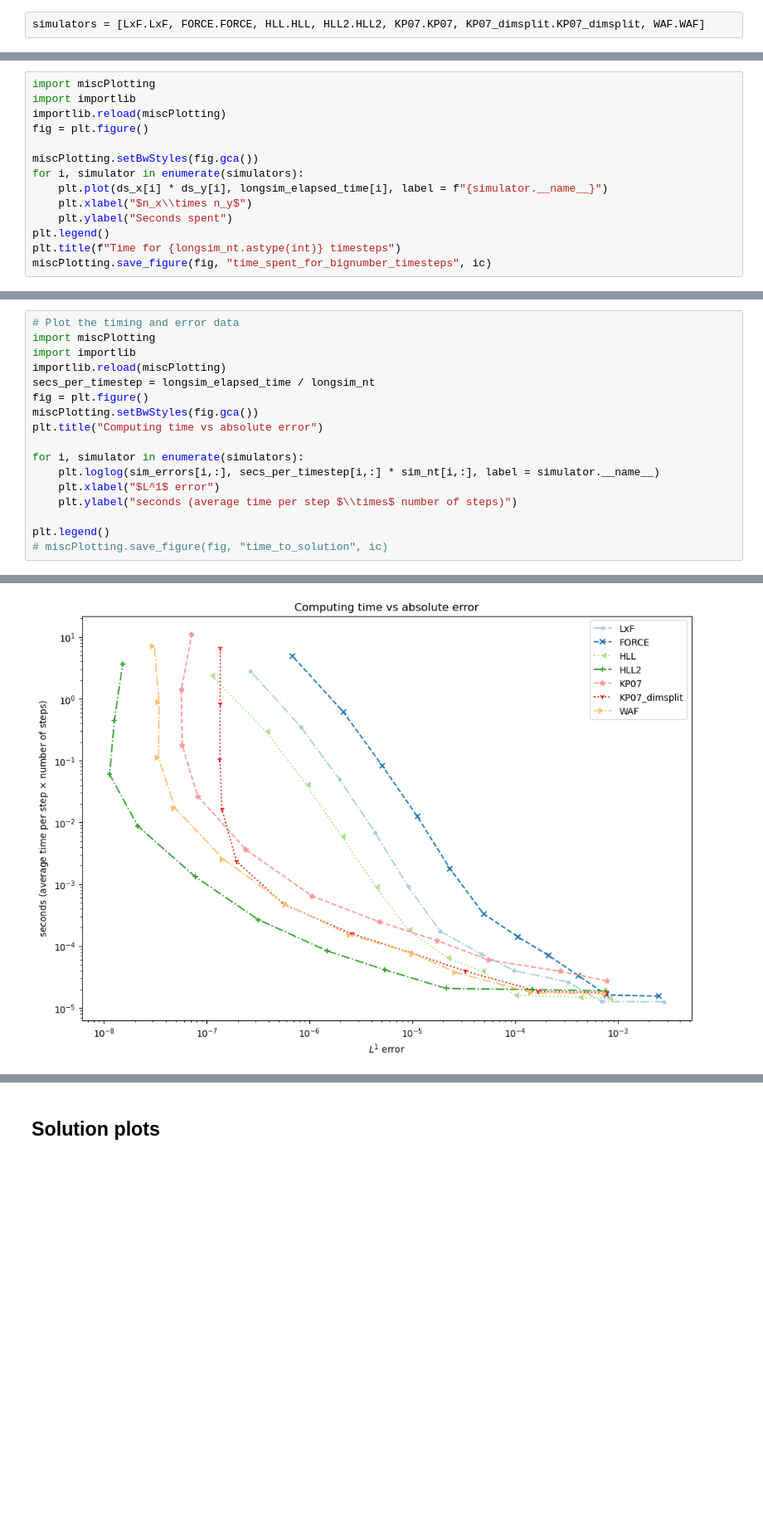
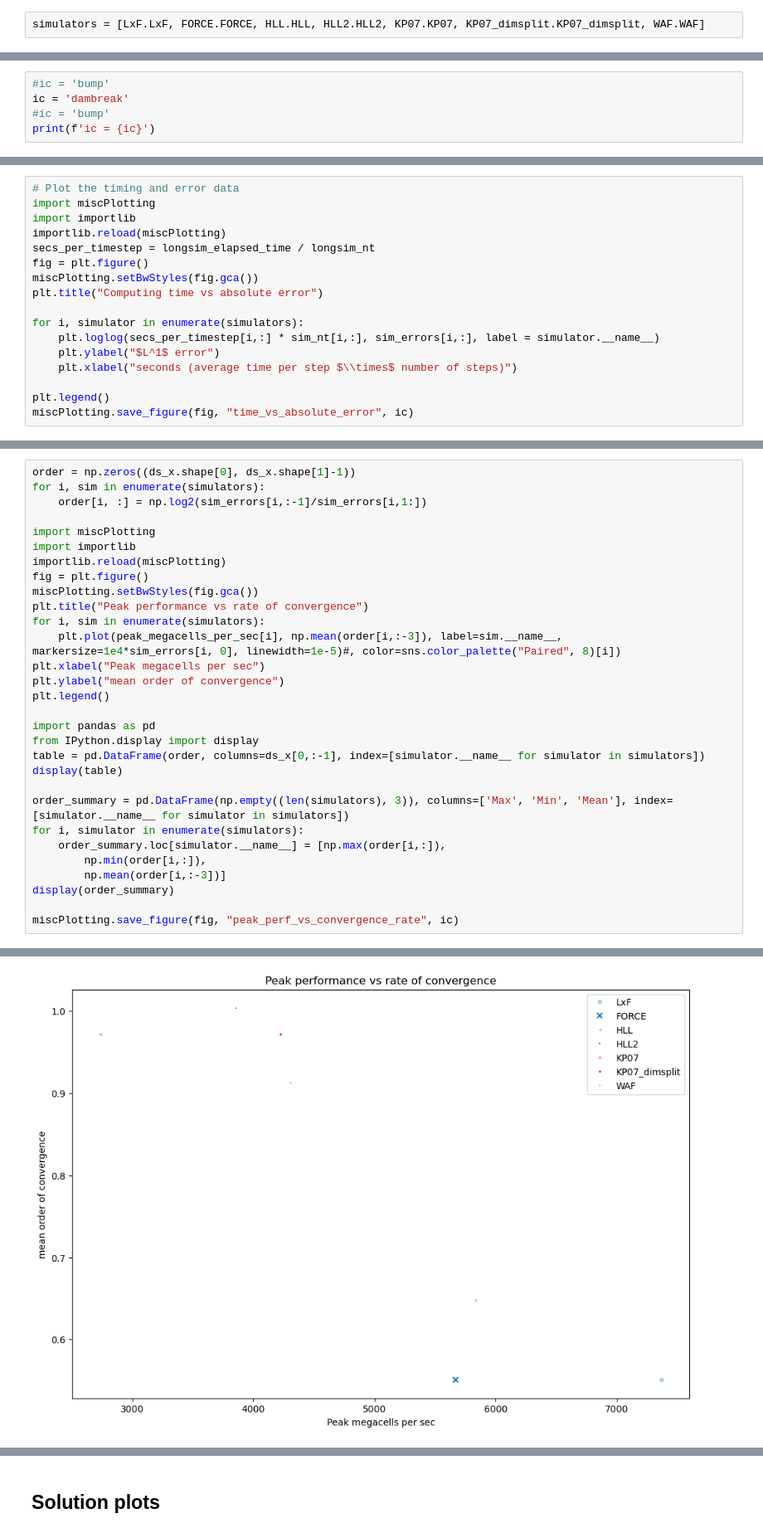
Before and after one commit to aadi-bh/FiniteVolumeGPU, a Jupyter notebook: plotter_simulator.ipynb, the cells around one changed output, grey strips where cells are left out. Shown at 83% size. Saved outputs shown, nothing was run; the diff lists cells and outputs as text; blank space fills up the shorter version.

```diff
--- a/plotter_simulator.ipynb
+++ b/plotter_simulator.ipynb
@@ -41,0 +29,5 @@ ref_file = lambda simulator: gen_filename(None,
+# %%
+#ic = 'bump'
+ic = 'dambreak'
+#ic = 'bump'
+print(f'ic = {ic}')
@@ -222,15 +253,18 @@ miscPlotting.save_figure(fig, "number_of_timesteps", ic)
 # %%
+# Plot the timing and error data
 import miscPlotting
 import importlib
 importlib.reload(miscPlotting)
+secs_per_timestep = longsim_elapsed_time / longsim_nt
 fig = plt.figure()
+miscPlotting.setBwStyles(fig.gca())
+plt.title("Computing time vs absolute error")
 
-miscPlotting.setBwStyles(fig.gca())
 for i, simulator in enumerate(simulators):
-    plt.plot(ds_x[i] * ds_y[i], longsim_elapsed_time[i], label = f"{simulator.__name__}")
-    plt.xlabel("$n_x\\times n_y$")
-    plt.ylabel("Seconds spent")
+    plt.loglog(secs_per_timestep[i,:] * sim_nt[i,:], sim_errors[i,:], label = simulator.__name__)
+    plt.ylabel("$L^1$ error")
+    plt.xlabel("seconds (average time per step $\\times$ number of steps)")
+
 plt.legend()
-plt.title(f"Time for {longsim_nt.astype(int)} timesteps")
-miscPlotting.save_figure(fig, "time_spent_for_bignumber_timesteps", ic)
+miscPlotting.save_figure(fig, "time_vs_absolute_error", ic)
 # %% [output]
@@ -263,18 +325,31 @@ Text(0.5, 1.0, 'Convergence')
 # %%
-# Plot the timing and error data
+order = np.zeros((ds_x.shape[0], ds_x.shape[1]-1))
+for i, sim in enumerate(simulators):
+    order[i, :] = np.log2(sim_errors[i,:-1]/sim_errors[i,1:])
+
 import miscPlotting
 import importlib
 importlib.reload(miscPlotting)
-secs_per_timestep = longsim_elapsed_time / longsim_nt
 fig = plt.figure()
 miscPlotting.setBwStyles(fig.gca())
-plt.title("Computing time vs absolute error")
+plt.title("Peak performance vs rate of convergence")
+for i, sim in enumerate(simulators):
+    plt.plot(peak_megacells_per_sec[i], np.mean(order[i,:-3]), label=sim.__name__, markersize=1e4*sim_errors[i, 0], linewidth=1e-5)#, color=sns.color_palette("Paired", 8)[i])
+plt.xlabel("Peak megacells per sec")
+plt.ylabel("mean order of convergence")
+plt.legend()
 
+import pandas as pd
+from IPython.display import display
+table = pd.DataFrame(order, columns=ds_x[0,:-1], index=[simulator.__name__ for simulator in simulators])
+display(table)
+
+order_summary = pd.DataFrame(np.empty((len(simulators), 3)), columns=['Max', 'Min', 'Mean'], index=[simulator.__name__ for simulator in simulators])
 for i, simulator in enumerate(simulators):
-    plt.loglog(sim_errors[i,:], secs_per_timestep[i,:] * sim_nt[i,:], label = simulator.__name__)
-    plt.xlabel("$L^1$ error")
-    plt.ylabel("seconds (average time per step $\\times$ number of steps)")
+    order_summary.loc[simulator.__name__] = [np.max(order[i,:]),
+        np.min(order[i,:]),
+        np.mean(order[i,:-3])]
+display(order_summary)
 
-plt.legend()
-# miscPlotting.save_figure(fig, "time_to_solution", ic)
+miscPlotting.save_figure(fig, "peak_perf_vs_convergence_rate", ic)
 # %% [output]
@@ -282 +372 @@ plt.legend()
-[figure, old version]
+[figure, new version]
```
Also changed, not shown: parts of 37 cells of this notebook, 1 other file.
